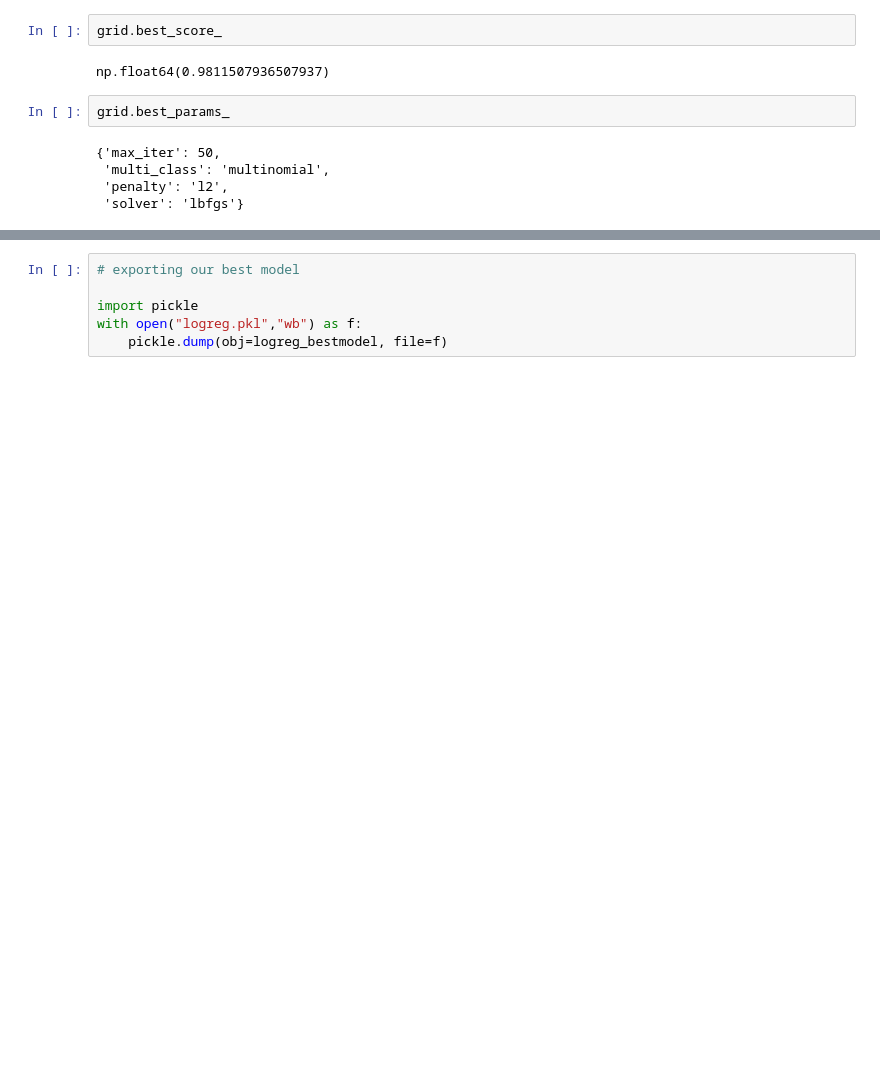
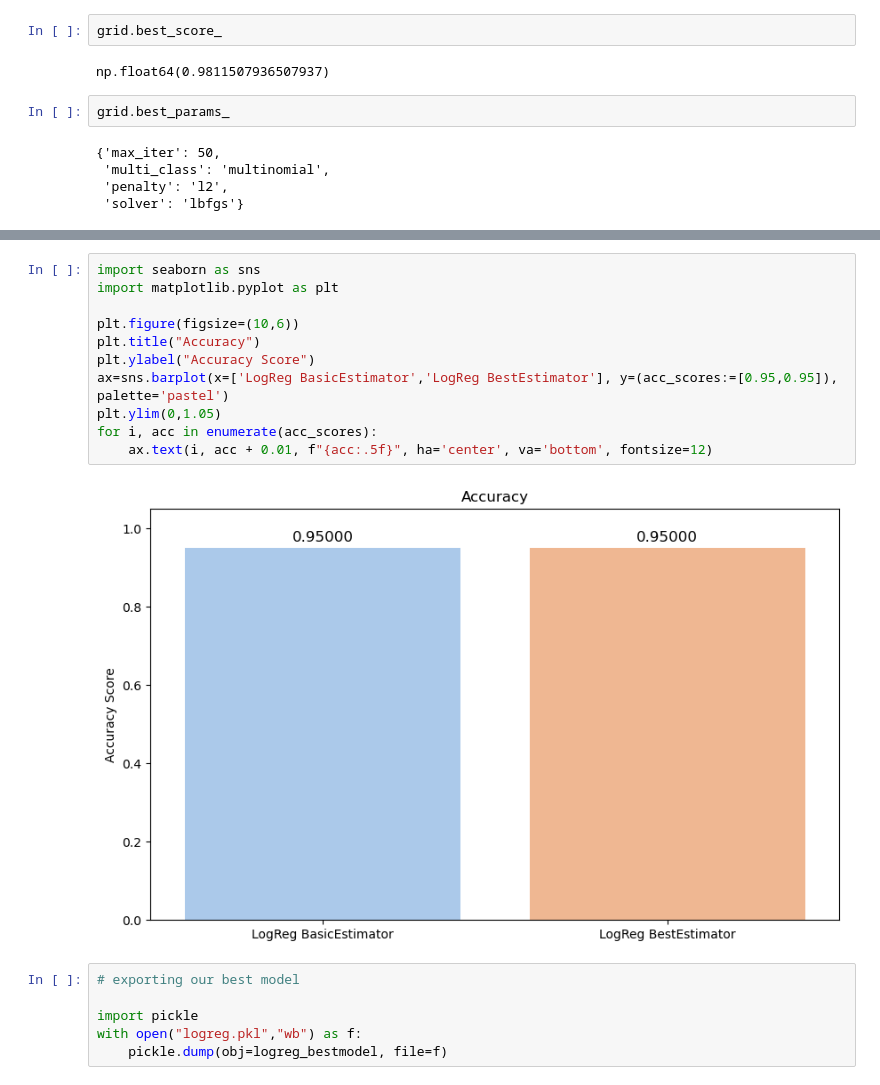
Before and after one commit to adiban17/breast-cancer-classifier, a Jupyter notebook: Documents/Cancer /logisticregression.ipynb, the cells around one changed output, grey strips where cells are left out. Drawn from its saved outputs; the diff is of its cells as text; blank space fills up the shorter version.

Commit message:
Added Headers and Graphs

```diff
--- a/Documents/Cancer /logisticregression.ipynb
+++ b/Documents/Cancer /logisticregression.ipynb
@@ -139,6 +151,19 @@ Classification Report:
     accuracy                           0.95        80
    macro avg       0.96      0.94      0.95        80
 weighted avg       0.95      0.95      0.95        80
+# %%
+import seaborn as sns
+import matplotlib.pyplot as plt
+
+plt.figure(figsize=(10,6))
+plt.title("Accuracy")
+plt.ylabel("Accuracy Score")
+ax=sns.barplot(x=['LogReg BasicEstimator','LogReg BestEstimator'], y=(acc_scores:=[0.95,0.95]), palette='pastel')
+plt.ylim(0,1.05)
+for i, acc in enumerate(acc_scores):
+    ax.text(i, acc + 0.01, f"{acc:.5f}", ha='center', va='bottom', fontsize=12)
+# %% [output]
+[figure, added]
 # %%
 # exporting our best model
 
```
Also changed, not shown: parts of 10 cells of this notebook, 6 other files.
